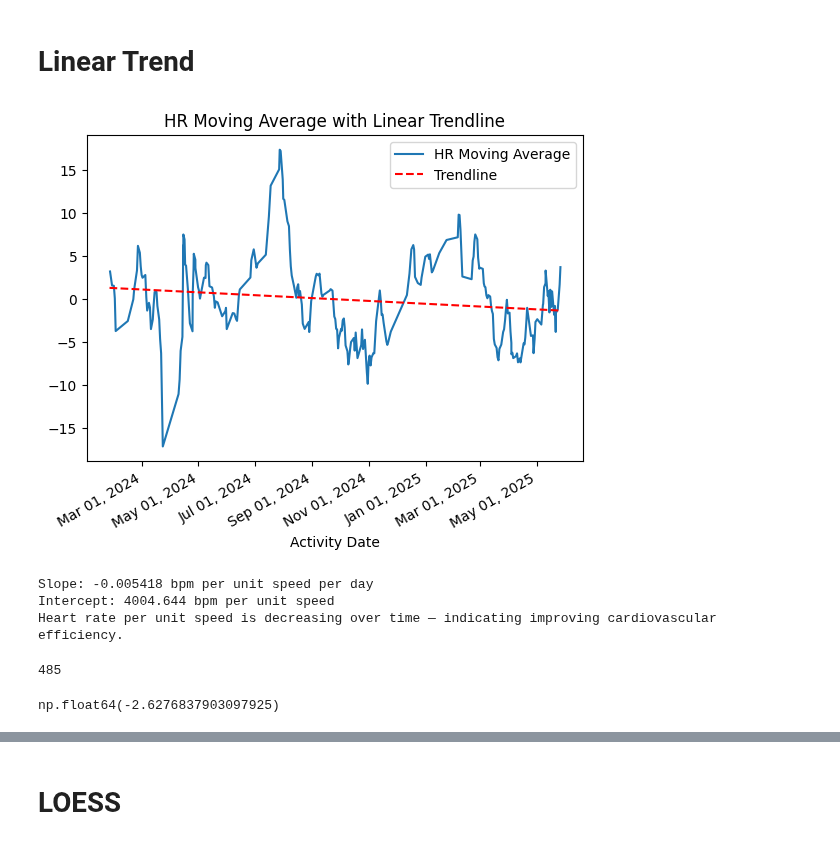
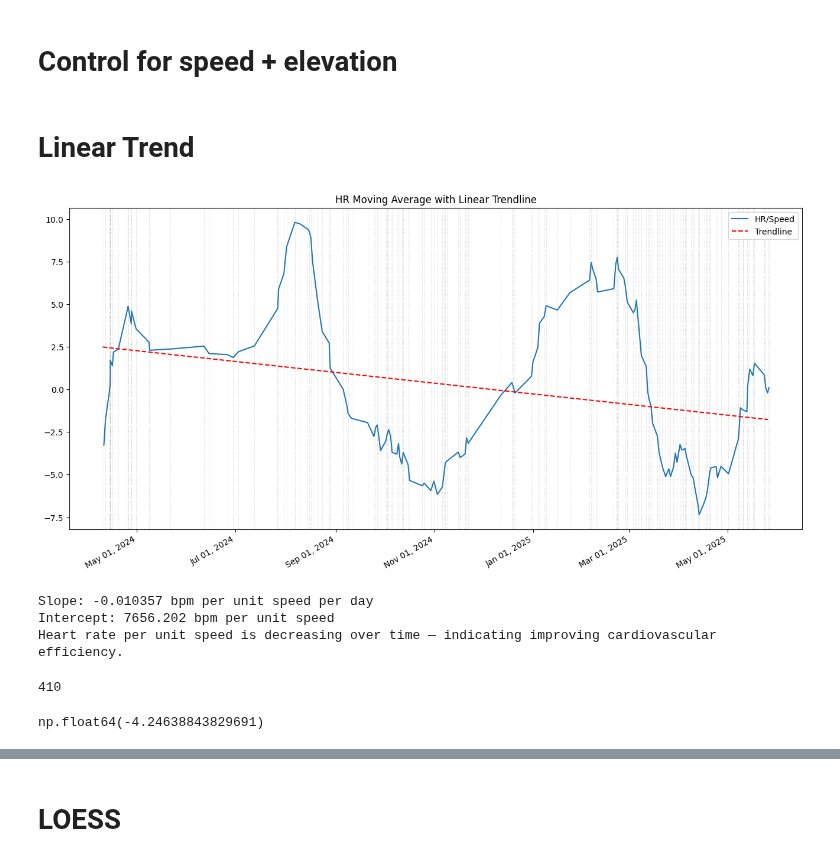
Before and after one commit to ionox0/Runs, a Jupyter notebook: hr_improvment.ipynb, the cells around one changed output, grey strips where cells are left out. Drawn from its saved outputs; the diff is of its cells as text; code cells hidden in the pictures.

Commit message:
elevation correction, outlier correction, plot tweaks

```diff
--- a/hr_improvment.ipynb
+++ b/hr_improvment.ipynb
@@ -15,12 +15,16 @@ rel_cols = [
     'Moving Time',
     'Average Heart Rate',
     'Average Speed',
+    'Elevation Gain',
+    'Average Grade',
+    'Grade Adjusted Distance',
 ]
 
 recent_selector = runs['Activity Date'] > '2024-01-01'
 
 runs_sub = runs[recent_selector][rel_cols]
 
+# Only use rows with HR data
 runs_sub = runs_sub[~pd.isna(runs_sub['Average Heart Rate'])]
 
 runs_sub = runs_sub.sort_values('Activity Date')
@@ -27,7 +33,24 @@ runs_sub = runs_sub.sort_values('Activity Date')
+# %%
+def remove_outliers_iqr(df, column):
+    Q1 = df[column].quantile(0.25)
+    Q3 = df[column].quantile(0.75)
+    IQR = Q3 - Q1
+    lower = Q1 - 1.5 * IQR
+    upper = Q3 + 1.5 * IQR
+    return df[(df[column] >= lower) & (df[column] <= upper)]
+
+# Apply to both heart rate and speed
+runs_sub = remove_outliers_iqr(runs_sub, 'Average Heart Rate')
+runs_sub = remove_outliers_iqr(runs_sub, 'Average Speed')
+
+# Remove elevation outliers
+runs_sub = runs_sub[runs_sub['Elevation Gain'] < 100]
+# %% [markdown]
+# Control for speed + elevation
 # %%
 import statsmodels.api as sm
 
-X = runs_sub['Average Speed']
+X = runs_sub[['Average Speed', 'Average Grade']]
 y = runs_sub['Average Heart Rate']
 
 X = sm.add_constant(X)
@@ -35,7 +58,7 @@ model = sm.OLS(y, X).fit()
 
 runs_sub['hr_corrected'] = model.resid
 # %%
-runs_sub['hr_moving_average'] = runs_sub['hr_corrected'].rolling(window=5).mean()
+runs_sub['hr_moving_average'] = runs_sub['hr_corrected'].rolling(window=10).mean()
 
 runs_sub = runs_sub[10:] # Ignore initial nans
 # %% [markdown]
@@ -43,33 +66,41 @@ runs_sub = runs_sub[10:] # Ignore initial nans
 # %%
 import matplotlib.dates as mdates
 
-ax = runs_sub.plot.line(x='Activity Date', y='hr_moving_average', rot=45, label='HR Moving Average')
+# Create a larger figure
+fig, ax = plt.subplots(figsize=(16, 8))  # Width = 16 inches, Height = 8 inches
+
+# Main line plot
+ax.plot(runs_sub['Activity Date'], runs_sub['hr_moving_average'], label='HR/Speed')
 
 x = runs_sub['Activity Date']
 y = runs_sub['hr_moving_average']
 x_numeric = x.map(datetime.toordinal)
 
 # Fit linear trendline
 z = np.polyfit(x_numeric, y, 1)
 p = np.poly1d(z)
 
 # Convert ordinal dates to matplotlib's float format
 trendline_x = mdates.date2num([datetime.fromordinal(int(val)) for val in x_numeric])
 trendline_y = p(x_numeric)
 
 # Plot the trendline using float dates (no warning)
 ax.plot(trendline_x, trendline_y, color='red', linestyle='--', label='Trendline')
 
+# Add small vertical tick marks for each run
+for run_date in runs_sub['Activity Date']:
+    ax.axvline(run_date, color='gray', linestyle=':', linewidth=0.5, alpha=0.5)
+
 # Format x-axis to show dates nicely
 ax.xaxis.set_major_formatter(mdates.DateFormatter('%b %d, %Y'))
 ax.figure.autofmt_xdate()  # Auto rotates date labels
 
 ax.legend()
 ax.set_title('HR Moving Average with Linear Trendline')
 
 plt.show()
 # %% [output]
-[figure, old version]
+[figure, new version]
 # %%
 slope = z[0]
 intercept = z[1]
@@ -84,21 +115,19 @@ elif slope > 0:
 else:
     print("No clear trend in heart rate per unit speed over time.")
 # %% [output]
-Slope: -0.005418 bpm per unit speed per day
-Intercept: 4004.644 bpm per unit speed
+Slope: -0.010357 bpm per unit speed per day
+Intercept: 7656.202 bpm per unit speed
 Heart rate per unit speed is decreasing over time — indicating improving cardiovascular efficiency.
 # %%
 days_span = (runs_sub['Activity Date'].max() - runs_sub['Activity Date'].min()).days
-
 days_span
 # %% [output]
-485
+410
 # %%
 total_decrease = slope * days_span  # slope is negative, so this will be negative
-
 total_decrease
 # %% [output]
-np.float64(-2.6276837903097925)
+np.float64(-4.24638843829691)
 # %%
 print(f"Over {days_span} days, your heart rate per unit speed decreased by {abs(total_decrease):.3f} bpm per unit speed.")
 # %% [output]
```
Also changed, not shown: parts of 7 cells of this notebook.
